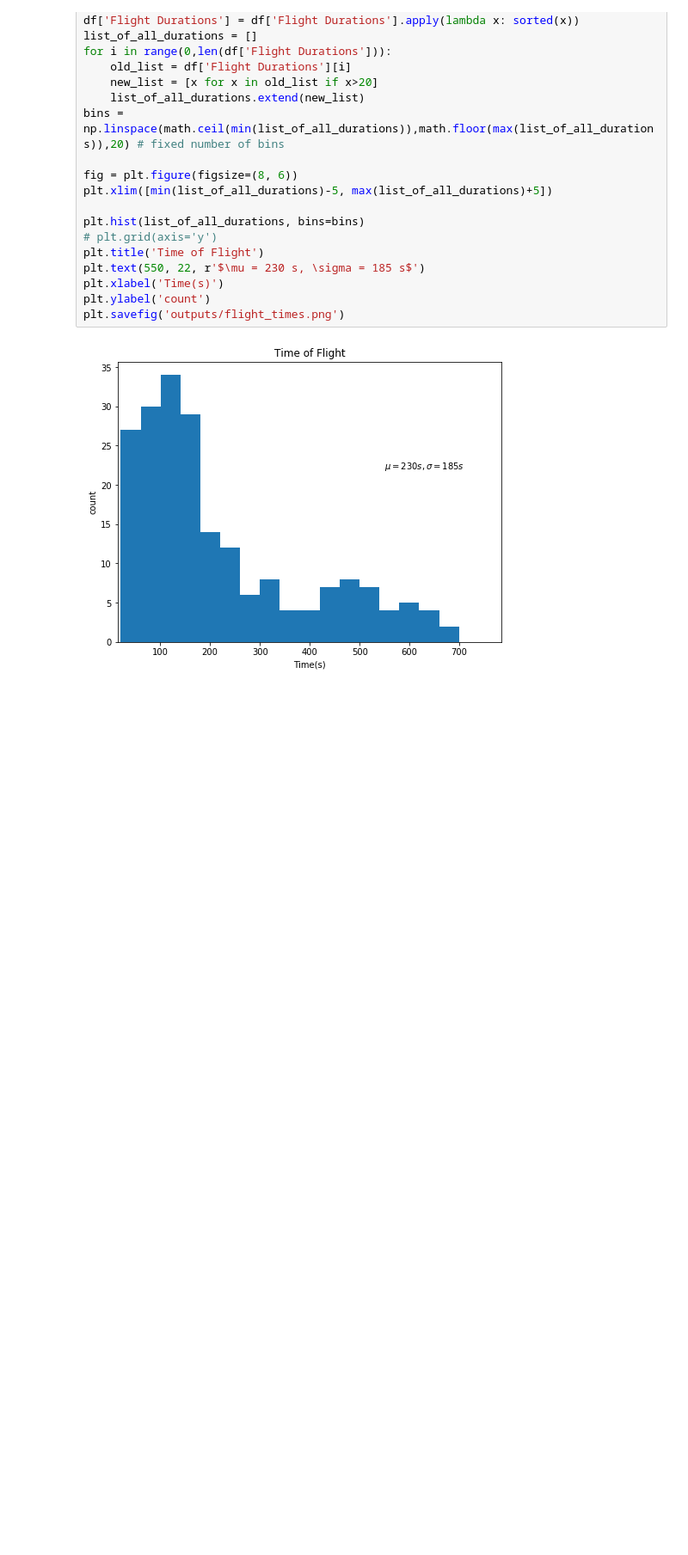
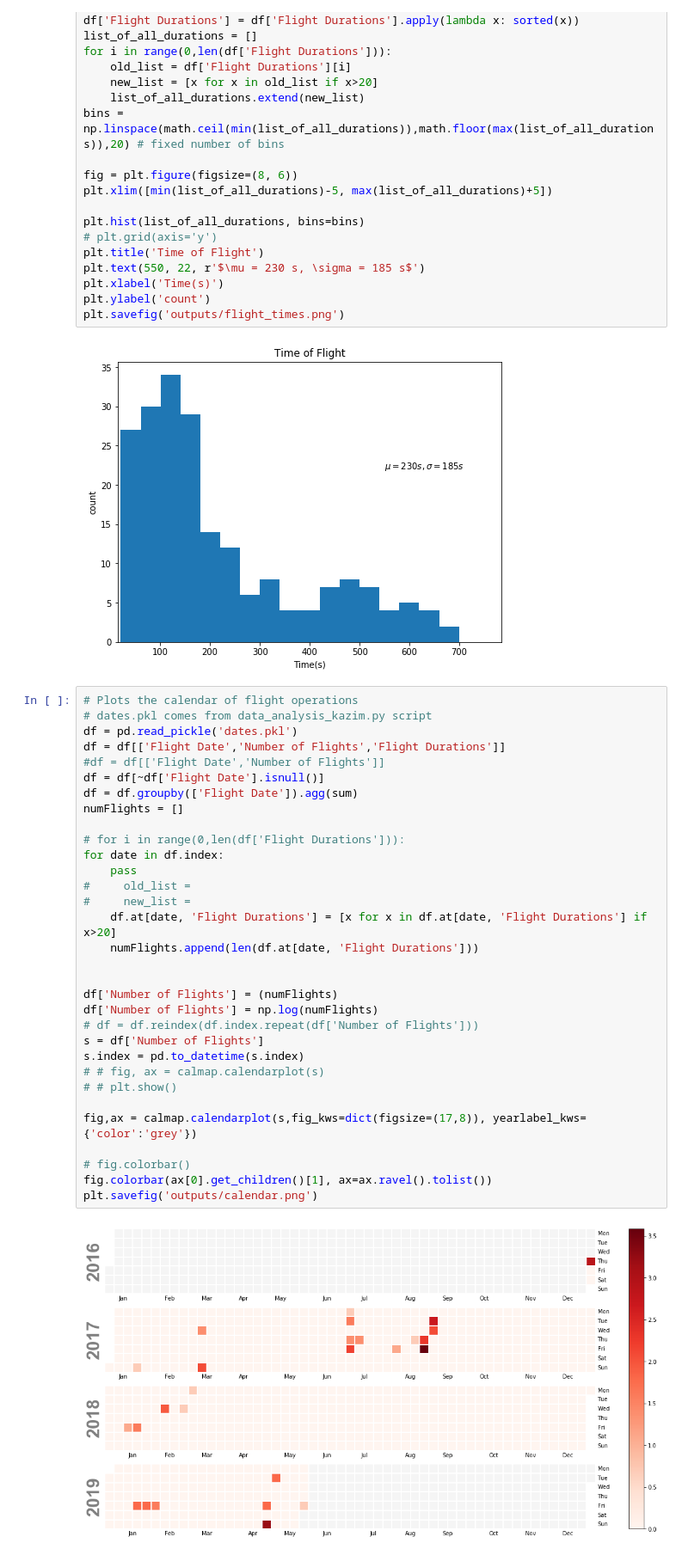
Before and after one commit to ntlhui/flight_data_analyzer, a Jupyter notebook: Flight Logs Analyzer Visualization.ipynb, the cells around one changed output. Shown: that part at 86% size. Drawn from its saved outputs; the diff is of its cells as text; blank space fills up the shorter version.

```diff
--- a/Flight Logs Analyzer Visualization.ipynb
+++ b/Flight Logs Analyzer Visualization.ipynb
@@ -225,3 +250,37 @@ plt.ylabel('count')
 plt.savefig('outputs/flight_times.png')
 # %% [output]
 [figure]
+# %%
+# Plots the calendar of flight operations
+# dates.pkl comes from data_analysis_kazim.py script
+df = pd.read_pickle('dates.pkl')
+df = df[['Flight Date','Number of Flights','Flight Durations']]
+#df = df[['Flight Date','Number of Flights']]
+df = df[~df['Flight Date'].isnull()]
+df = df.groupby(['Flight Date']).agg(sum)
+numFlights = []
+
+# for i in range(0,len(df['Flight Durations'])):
+for date in df.index:
+    pass
+#     old_list =
+#     new_list =
+    df.at[date, 'Flight Durations'] = [x for x in df.at[date, 'Flight Durations'] if x>20]
+    numFlights.append(len(df.at[date, 'Flight Durations']))
+
+
+df['Number of Flights'] = (numFlights)
+df['Number of Flights'] = np.log(numFlights)
+# df = df.reindex(df.index.repeat(df['Number of Flights']))
+s = df['Number of Flights']
+s.index = pd.to_datetime(s.index)
+# # fig, ax = calmap.calendarplot(s)
+# # plt.show()
+
+fig,ax = calmap.calendarplot(s,fig_kws=dict(figsize=(17,8)), yearlabel_kws={'color':'grey'})
+
+# fig.colorbar()
+fig.colorbar(ax[0].get_children()[1], ax=ax.ravel().tolist())
+plt.savefig('outputs/calendar.png')
+# %% [output]
+[figure, added]
```
Also changed, not shown: parts of 3 cells of this notebook.
